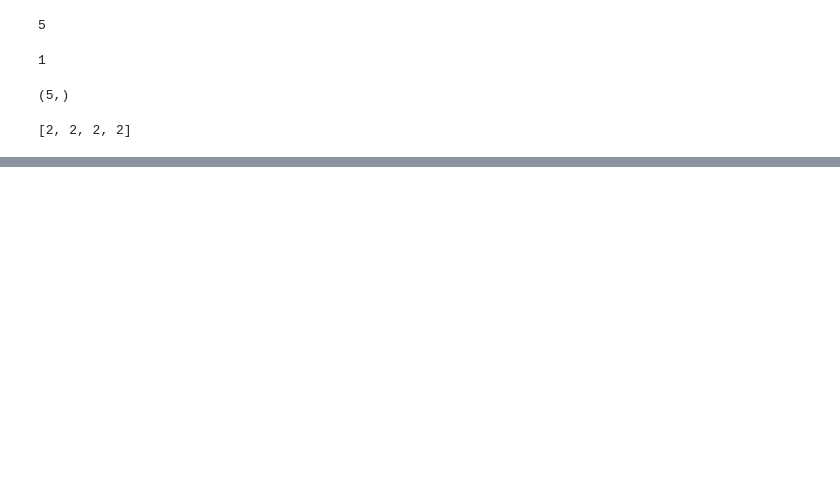
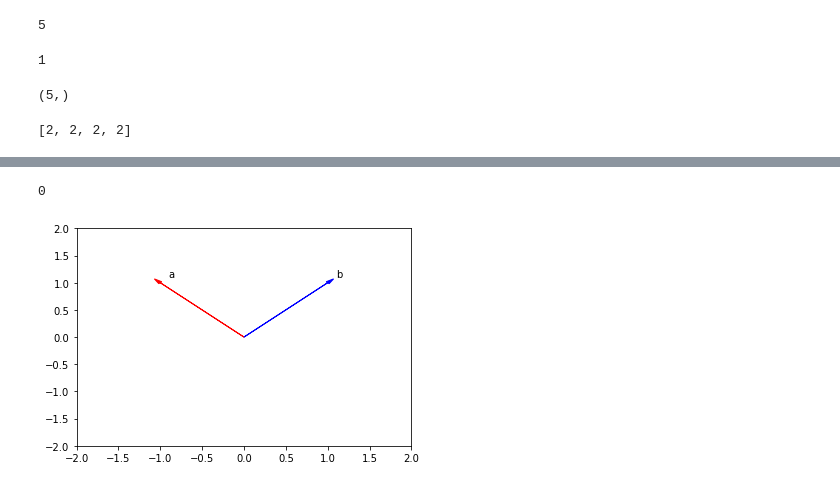
Before and after one commit to erikseyti/Python-For-DataScience-CognitiveClass.ai, a Jupyter notebook: Modulo 5 - Working with Numpy Arrays.ipynb, the cells around one changed output, grey strips where cells are left out. Saved outputs shown, nothing was run; the diff lists cells and outputs as text; code cells hidden in the pictures; blank space fills up the shorter version.

```diff
--- a/Modulo 5 - Working with Numpy Arrays.ipynb
+++ b/Modulo 5 - Working with Numpy Arrays.ipynb
@@ -24,0 +38,4 @@ v
+# %%
+import numpy as np
+a=[1,2,3,4,5]
+c = np.array(a)
@@ -24,0 +445,10 @@ v
+# %%
+# Write your code below and press Shift+Enter to execute
+a = np.array([-1, 1])
+b = np.array([1, 1])
+Plotvec2(a,b)
+c = np.dot(a,b)
+c
+# %% [output]
+0
+[figure, added]
```
Also changed, not shown: parts of 67 cells of this notebook.
